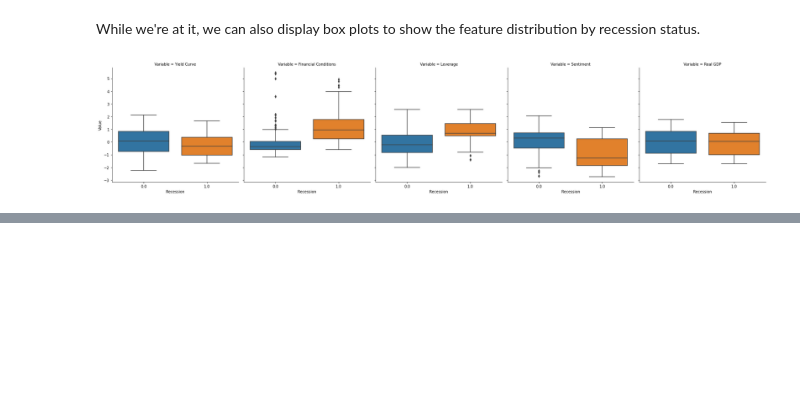
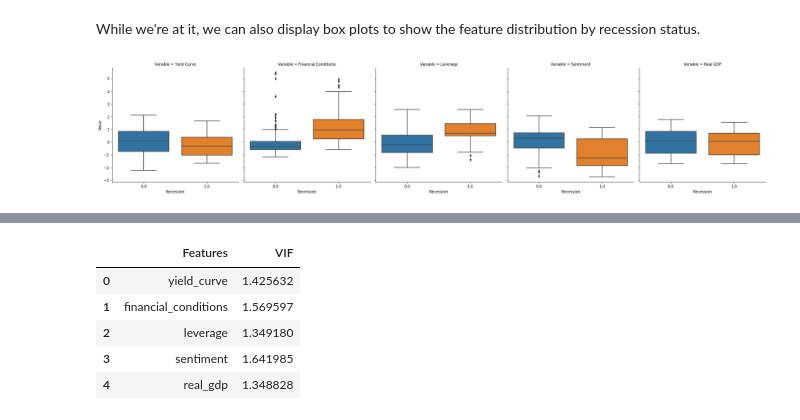
Before and after one commit to lykjohn/UChicago-Summer-Session-2022, a Jupyter notebook: Week1/Week 1 Lecture Source Code.ipynb, the cells around one changed output, grey strips where cells are left out. Cells and saved outputs as stored; diff of their text form; code cells hidden in the pictures; blank space fills up the shorter version.

```diff
--- a/Week1/Week 1 Lecture Source Code.ipynb
+++ b/Week1/Week 1 Lecture Source Code.ipynb
@@ -332,0 +345,10 @@ g = sns.catplot(x='Recession', y='Value', col='Variable', data=econ_, kind='box'
+# %%
+from statsmodels.stats.outliers_influence import variance_inflation_factor
+pd.DataFrame({'Features': FEATURES, 'VIF': [variance_inflation_factor(econ.loc[:, FEATURES].values, i) for i in range(len(FEATURES))]})
+# %% [output]
+|  | Features | VIF |
+| 0 | yield_curve | 1.425632 |
+| 1 | financial_conditions | 1.569597 |
+| 2 | leverage | 1.349180 |
+| 3 | sentiment | 1.641985 |
+| 4 | real_gdp | 1.348828 |
```
Also changed, not shown: parts of 6 cells of this notebook, 2 other files.
